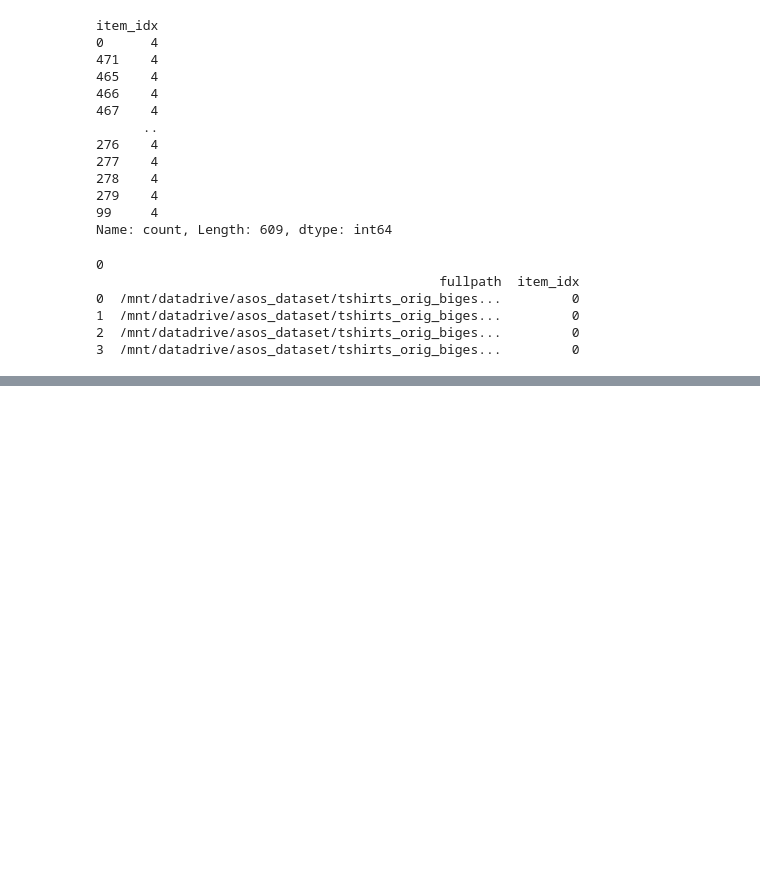
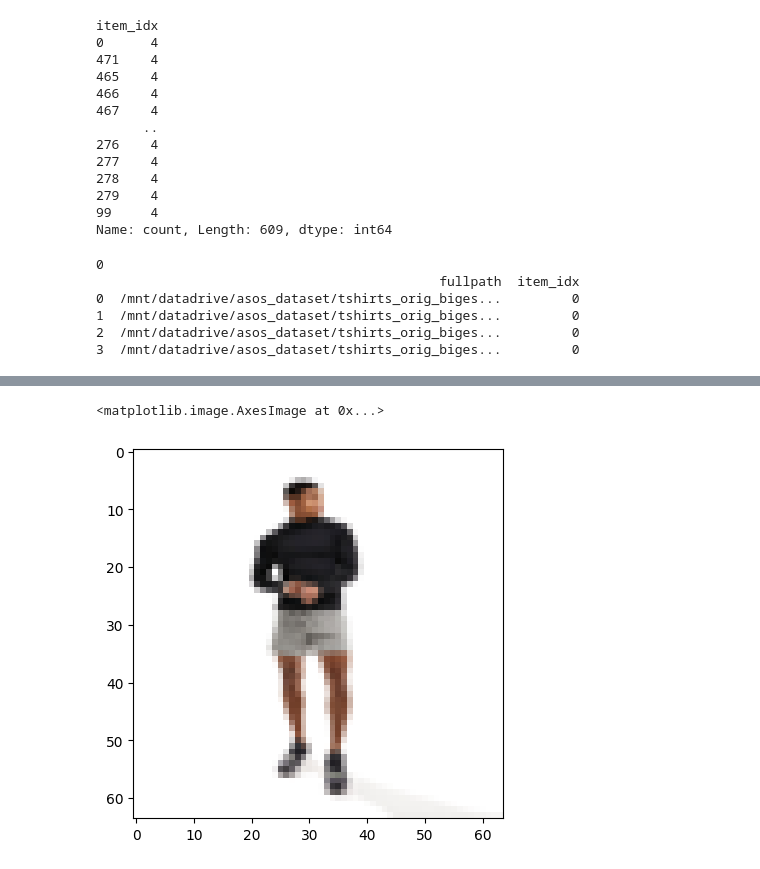
Before and after one commit to concrete13377/tryondiffusion, a Jupyter notebook: nb.ipynb, the cells around one changed output, grey strips where cells are left out. Saved outputs shown, nothing was run; the diff lists cells and outputs as text; code cells hidden in the pictures; blank space fills up the shorter version.

```diff
--- a/nb.ipynb
+++ b/nb.ipynb
@@ -155,0 +251,5 @@ torch.Size([18, 2])
+# %%
+plt.imshow(i['person_images'])
+# %% [output]
+<matplotlib.image.AxesImage at 0x...>
+[figure, added]
```
Also changed, not shown: parts of 5 cells of this notebook, 8 other files.
